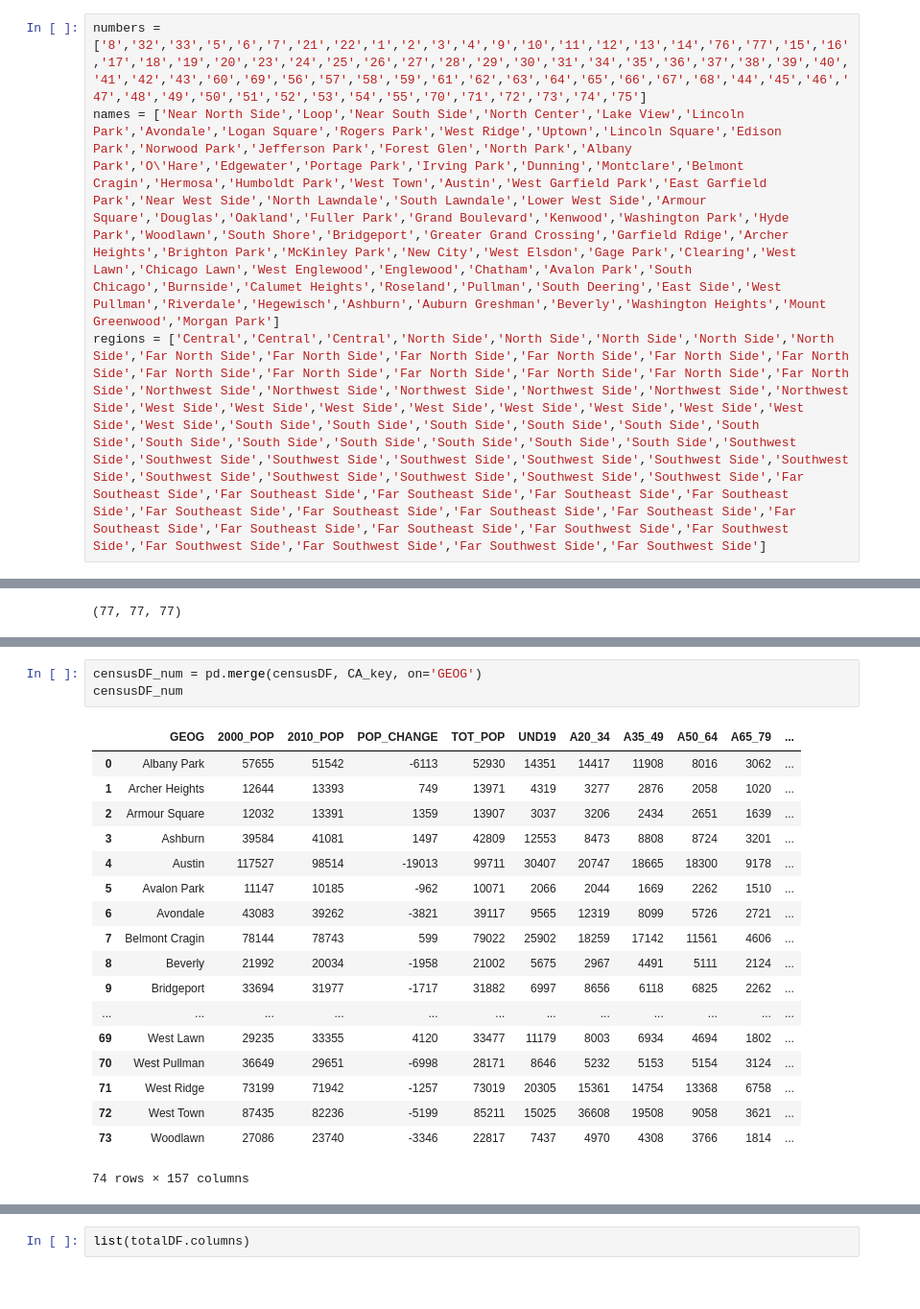
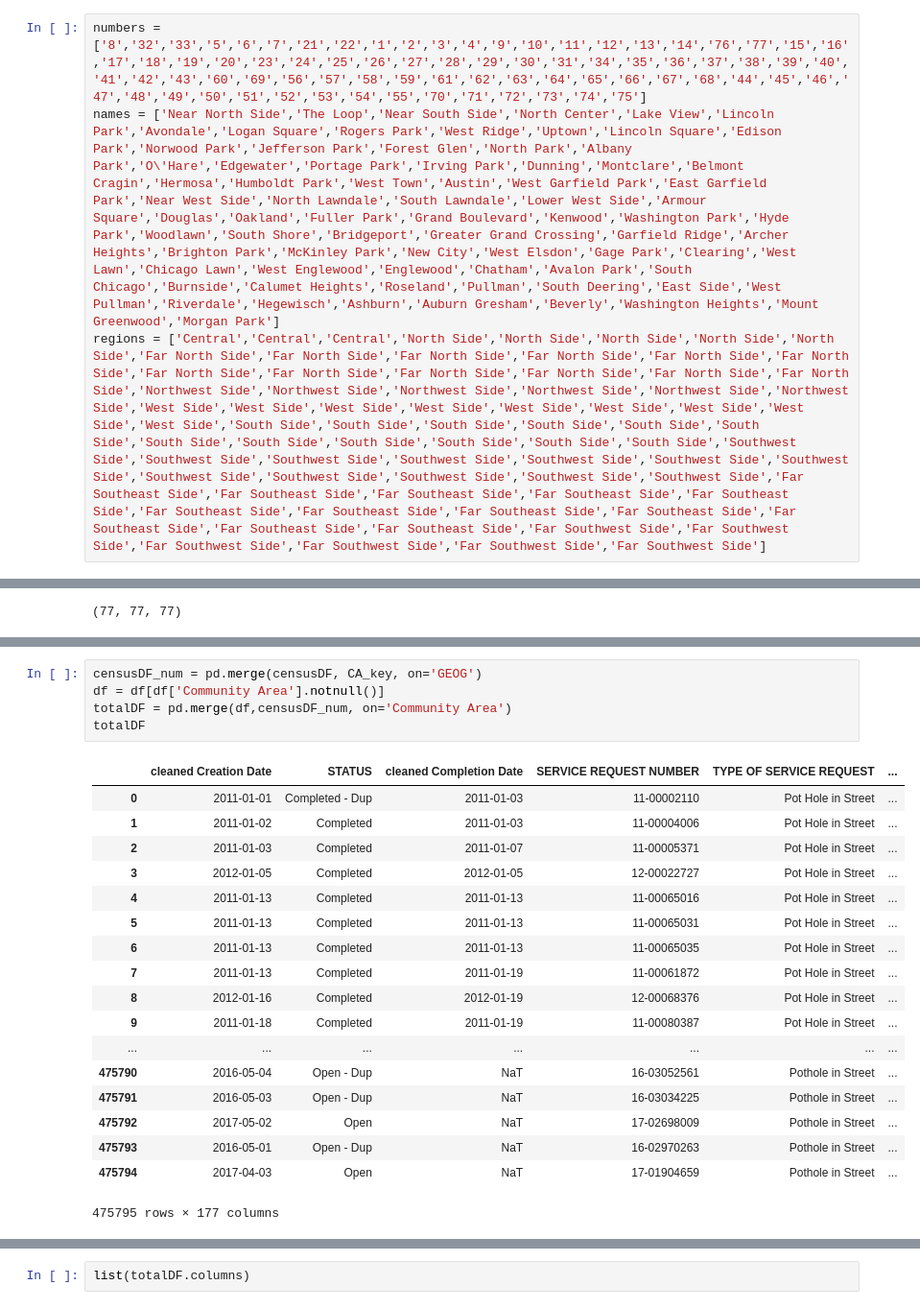
Before and after one commit to mdhanna/Chicago_Pothole_Analysis, a Jupyter notebook: Capstone1_Chicago_Pothole_Analysis.ipynb, the cells around one changed output, grey strips where cells are left out. Shown at 96% size. Saved outputs shown, nothing was run; the diff lists cells and outputs as text.

```diff
--- a/Capstone1_Chicago_Pothole_Analysis.ipynb
+++ b/Capstone1_Chicago_Pothole_Analysis.ipynb
@@ -477,7 +476,7 @@ list(censusDF.columns)
 We need to create a key that will link the numeric community areas in the pothole data to the names included in the census datafile.
 # %%
 numbers = ['8','32','33','5','6','7','21','22','1','2','3','4','9','10','11','12','13','14','76','77','15','16','17','18','19','20','23','24','25','26','27','28','29','30','31','34','35','36','37','38','39','40','41','42','43','60','69','56','57','58','59','61','62','63','64','65','66','67','68','44','45','46','47','48','49','50','51','52','53','54','55','70','71','72','73','74','75']
-names = ['Near North Side','Loop','Near South Side','North Center','Lake View','Lincoln Park','Avondale','Logan Square','Rogers Park','West Ridge','Uptown','Lincoln Square','Edison Park','Norwood Park','Jefferson Park','Forest Glen','North Park','Albany Park','O\'Hare','Edgewater','Portage Park','Irving Park','Dunning','Montclare','Belmont Cragin','Hermosa','Humboldt Park','West Town','Austin','West Garfield Park','East Garfield Park','Near West Side','North Lawndale','South Lawndale','Lower West Side','Armour Square','Douglas','Oakland','Fuller Park','Grand Boulevard','Kenwood','Washington Park','Hyde Park','Woodlawn','South Shore','Bridgeport','Greater Grand Crossing','Garfield Rdige','Archer Heights','Brighton Park','McKinley Park','New City','West Elsdon','Gage Park','Clearing','West Lawn','Chicago Lawn','West Englewood','Englewood','Chatham','Avalon Park','South Chicago','Burnside','Calumet Heights','Roseland','Pullman','South Deering','East Side','West Pullman','Riverdale','Hegewisch','Ashburn','Auburn Greshman','Beverly','Washington Heights','Mount Greenwood','Morgan Park']
+names = ['Near North Side','The Loop','Near South Side','North Center','Lake View','Lincoln Park','Avondale','Logan Square','Rogers Park','West Ridge','Uptown','Lincoln Square','Edison Park','Norwood Park','Jefferson Park','Forest Glen','North Park','Albany Park','O\'Hare','Edgewater','Portage Park','Irving Park','Dunning','Montclare','Belmont Cragin','Hermosa','Humboldt Park','West Town','Austin','West Garfield Park','East Garfield Park','Near West Side','North Lawndale','South Lawndale','Lower West Side','Armour Square','Douglas','Oakland','Fuller Park','Grand Boulevard','Kenwood','Washington Park','Hyde Park','Woodlawn','South Shore','Bridgeport','Greater Grand Crossing','Garfield Ridge','Archer Heights','Brighton Park','McKinley Park','New City','West Elsdon','Gage Park','Clearing','West Lawn','Chicago Lawn','West Englewood','Englewood','Chatham','Avalon Park','South Chicago','Burnside','Calumet Heights','Roseland','Pullman','South Deering','East Side','West Pullman','Riverdale','Hegewisch','Ashburn','Auburn Gresham','Beverly','Washington Heights','Mount Greenwood','Morgan Park']
 regions = ['Central','Central','Central','North Side','North Side','North Side','North Side','North Side','Far North Side','Far North Side','Far North Side','Far North Side','Far North Side','Far North Side','Far North Side','Far North Side','Far North Side','Far North Side','Far North Side','Far North Side','Northwest Side','Northwest Side','Northwest Side','Northwest Side','Northwest Side','Northwest Side','West Side','West Side','West Side','West Side','West Side','West Side','West Side','West Side','West Side','South Side','South Side','South Side','South Side','South Side','South Side','South Side','South Side','South Side','South Side','South Side','South Side','Southwest Side','Southwest Side','Southwest Side','Southwest Side','Southwest Side','Southwest Side','Southwest Side','Southwest Side','Southwest Side','Southwest Side','Southwest Side','Southwest Side','Far Southeast Side','Far Southeast Side','Far Southeast Side','Far Southeast Side','Far Southeast Side','Far Southeast Side','Far Southeast Side','Far Southeast Side','Far Southeast Side','Far Southeast Side','Far Southeast Side','Far Southeast Side','Far Southwest Side','Far Southwest Side','Far Southwest Side','Far Southwest Side','Far Southwest Side','Far Southwest Side']
 # %%
 len(numbers), len(names), len(regions)
@@ -509,23 +508,25 @@ CA_key
 77 rows × 3 columns
 # %%
 censusDF_num = pd.merge(censusDF, CA_key, on='GEOG')
-censusDF_num
+df = df[df['Community Area'].notnull()]
+totalDF = pd.merge(df,censusDF_num, on='Community Area')
+totalDF
 # %% [output]
-|  | GEOG | 2000_POP | 2010_POP | POP_CHANGE | TOT_POP | UND19 | A20_34 | A35_49 | A50_64 | A65_79 | ... |
-| 0 | Albany Park | 57655 | 51542 | -6113 | 52930 | 14351 | 14417 | 11908 | 8016 | 3062 | ... |
-| 1 | Archer Heights | 12644 | 13393 | 749 | 13971 | 4319 | 3277 | 2876 | 2058 | 1020 | ... |
-| 2 | Armour Square | 12032 | 13391 | 1359 | 13907 | 3037 | 3206 | 2434 | 2651 | 1639 | ... |
-| 3 | Ashburn | 39584 | 41081 | 1497 | 42809 | 12553 | 8473 | 8808 | 8724 | 3201 | ... |
-| 4 | Austin | 117527 | 98514 | -19013 | 99711 | 30407 | 20747 | 18665 | 18300 | 9178 | ... |
-| 5 | Avalon Park | 11147 | 10185 | -962 | 10071 | 2066 | 2044 | 1669 | 2262 | 1510 | ... |
-| 6 | Avondale | 43083 | 39262 | -3821 | 39117 | 9565 | 12319 | 8099 | 5726 | 2721 | ... |
-| 7 | Belmont Cragin | 78144 | 78743 | 599 | 79022 | 25902 | 18259 | 17142 | 11561 | 4606 | ... |
-| 8 | Beverly | 21992 | 20034 | -1958 | 21002 | 5675 | 2967 | 4491 | 5111 | 2124 | ... |
-| 9 | Bridgeport | 33694 | 31977 | -1717 | 31882 | 6997 | 8656 | 6118 | 6825 | 2262 | ... |
-| ... | ... | ... | ... | ... | ... | ... | ... | ... | ... | ... | ... |
-| 69 | West Lawn | 29235 | 33355 | 4120 | 33477 | 11179 | 8003 | 6934 | 4694 | 1802 | ... |
-| 70 | West Pullman | 36649 | 29651 | -6998 | 28171 | 8646 | 5232 | 5153 | 5154 | 3124 | ... |
-| 71 | West Ridge | 73199 | 71942 | -1257 | 73019 | 20305 | 15361 | 14754 | 13368 | 6758 | ... |
-| 72 | West Town | 87435 | 82236 | -5199 | 85211 | 15025 | 36608 | 19508 | 9058 | 3621 | ... |
-| 73 | Woodlawn | 27086 | 23740 | -3346 | 22817 | 7437 | 4970 | 4308 | 3766 | 1814 | ... |
+|  | cleaned Creation Date | STATUS | cleaned Completion Date | SERVICE REQUEST NUMBER | TYPE OF SERVICE REQUEST | ... |
+| 0 | 2011-01-01 | Completed - Dup | 2011-01-03 | 11-00002110 | Pot Hole in Street | ... |
+| 1 | 2011-01-02 | Completed | 2011-01-03 | 11-00004006 | Pot Hole in Street | ... |
+| 2 | 2011-01-03 | Completed | 2011-01-07 | 11-00005371 | Pot Hole in Street | ... |
+| 3 | 2012-01-05 | Completed | 2012-01-05 | 12-00022727 | Pot Hole in Street | ... |
+| 4 | 2011-01-13 | Completed | 2011-01-13 | 11-00065016 | Pot Hole in Street | ... |
+| 5 | 2011-01-13 | Completed | 2011-01-13 | 11-00065031 | Pot Hole in Street | ... |
+| 6 | 2011-01-13 | Completed | 2011-01-13 | 11-00065035 | Pot Hole in Street | ... |
+| 7 | 2011-01-13 | Completed | 2011-01-19 | 11-00061872 | Pot Hole in Street | ... |
+| 8 | 2012-01-16 | Completed | 2012-01-19 | 12-00068376 | Pot Hole in Street | ... |
+| 9 | 2011-01-18 | Completed | 2011-01-19 | 11-00080387 | Pot Hole in Street | ... |
+| ... | ... | ... | ... | ... | ... | ... |
+| 475790 | 2016-05-04 | Open - Dup | NaT | 16-03052561 | Pothole in Street | ... |
+| 475791 | 2016-05-03 | Open - Dup | NaT | 16-03034225 | Pothole in Street | ... |
+| 475792 | 2017-05-02 | Open | NaT | 17-02698009 | Pothole in Street | ... |
+| 475793 | 2016-05-01 | Open - Dup | NaT | 16-02970263 | Pothole in Street | ... |
+| 475794 | 2017-04-03 | Open | NaT | 17-01904659 | Pothole in Street | ... |
-74 rows × 157 columns
+475795 rows × 177 columns
```
Also changed, not shown: parts of 97 cells of this notebook.
